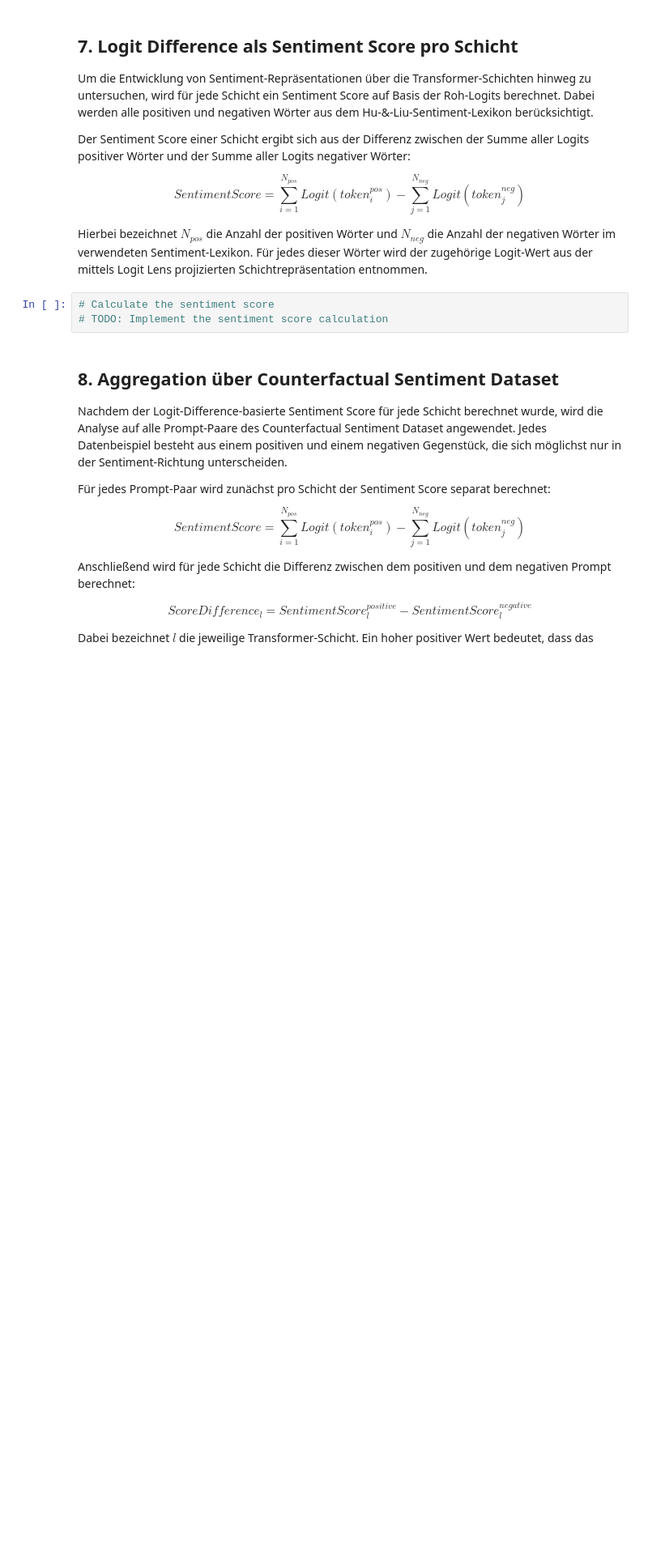
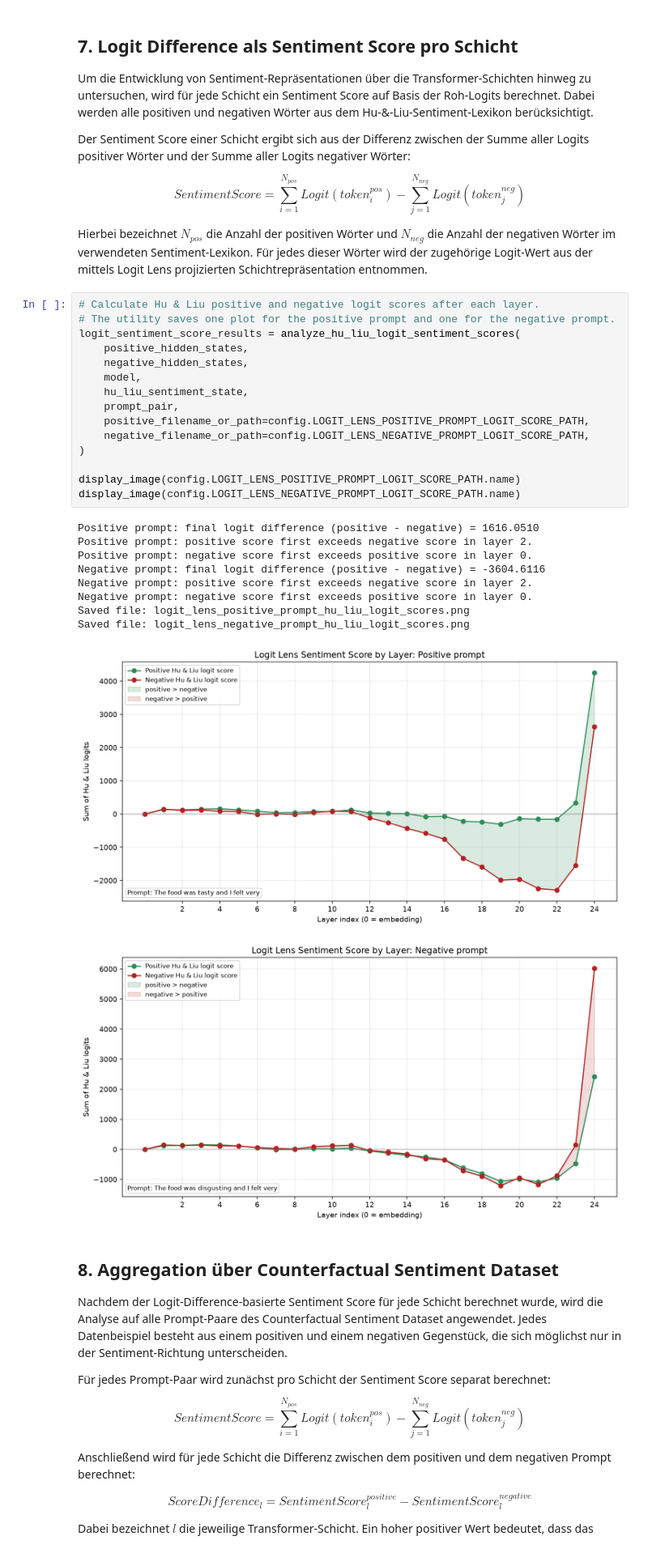
Before and after one commit to ia13400/AI_Frameworks_Tools, a Jupyter notebook: assignement/notebooks/02_Logit_Lens.ipynb, the cells around one changed output. Shown at 81% size. Drawn from its saved outputs; the diff is of its cells as text; blank space fills up the shorter version.

Commit message:
Adding sentiment score logic

```diff
--- a/assignement/notebooks/02_Logit_Lens.ipynb
+++ b/assignement/notebooks/02_Logit_Lens.ipynb
@@ -358,9 +359,32 @@ Der Sentiment Score einer Schicht ergibt sich aus der Differenz zwischen der Sum
 $$ SentimentScore = \sum_{i=1}^{N_{pos}} Logit(token_i^{pos}) - \sum_{j=1}^{N_{neg}} Logit(token_j^{neg}) $$
 
 Hierbei bezeichnet $N_{pos}$ die Anzahl der positiven Wörter und $N_{neg}$ die Anzahl der negativen Wörter im verwendeten Sentiment-Lexikon. Für jedes dieser Wörter wird der zugehörige Logit-Wert aus der mittels Logit Lens projizierten Schichtrepräsentation entnommen.
-# %%
-# Calculate the sentiment score
-# TODO: Implement the sentiment score calculation
+# %%
+# Calculate Hu & Liu positive and negative logit scores after each layer.
+# The utility saves one plot for the positive prompt and one for the negative prompt.
+logit_sentiment_score_results = analyze_hu_liu_logit_sentiment_scores(
+    positive_hidden_states,
+    negative_hidden_states,
+    model,
+    hu_liu_sentiment_state,
+    prompt_pair,
+    positive_filename_or_path=config.LOGIT_LENS_POSITIVE_PROMPT_LOGIT_SCORE_PATH,
+    negative_filename_or_path=config.LOGIT_LENS_NEGATIVE_PROMPT_LOGIT_SCORE_PATH,
+)
+
+display_image(config.LOGIT_LENS_POSITIVE_PROMPT_LOGIT_SCORE_PATH.name)
+display_image(config.LOGIT_LENS_NEGATIVE_PROMPT_LOGIT_SCORE_PATH.name)
+# %% [output]
+Positive prompt: final logit difference (positive - negative) = 1616.0510
+Positive prompt: positive score first exceeds negative score in layer 2.
+Positive prompt: negative score first exceeds positive score in layer 0.
+Negative prompt: final logit difference (positive - negative) = -3604.6116
+Negative prompt: positive score first exceeds negative score in layer 2.
+Negative prompt: negative score first exceeds positive score in layer 0.
+Saved file: logit_lens_positive_prompt_hu_liu_logit_scores.png
+Saved file: logit_lens_negative_prompt_hu_liu_logit_scores.png
+[figure, added]
+[figure, added]
 # %% [markdown]
 ## 8. Aggregation über Counterfactual Sentiment Dataset
 
```
Also changed, not shown: parts of 1 cell of this notebook, 5 other files.
